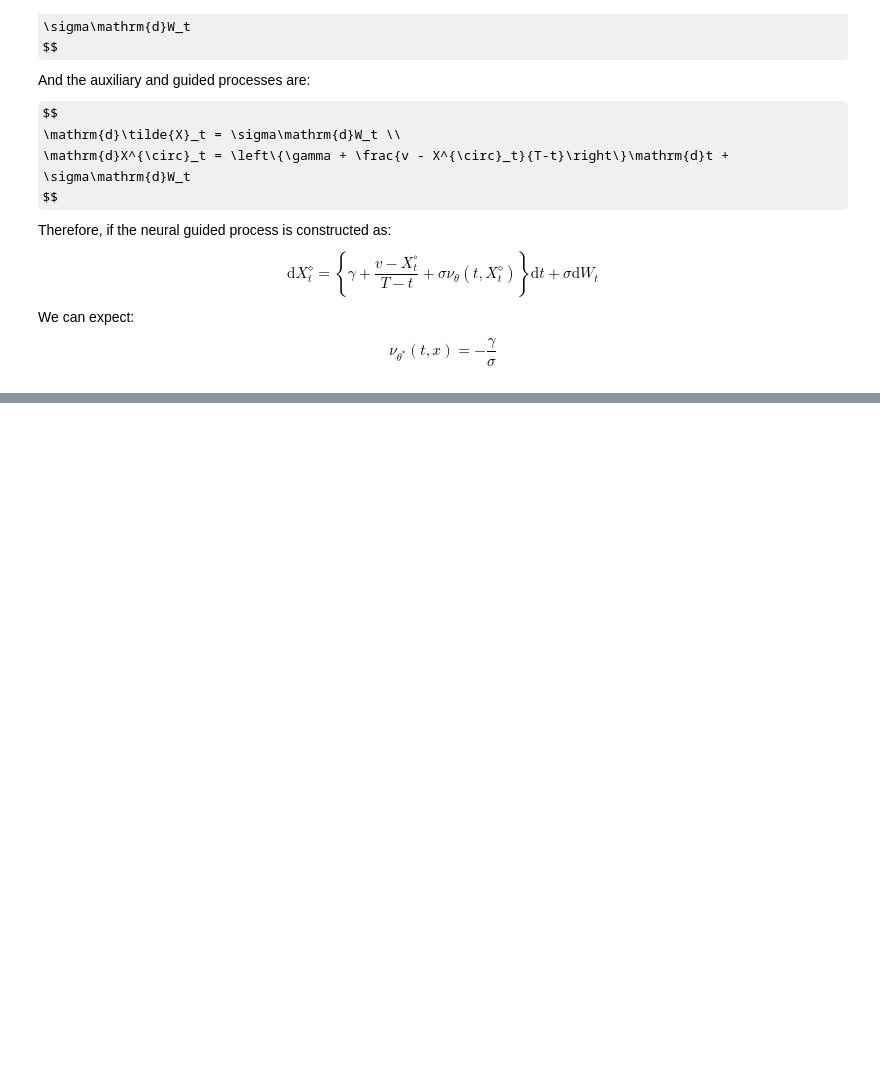
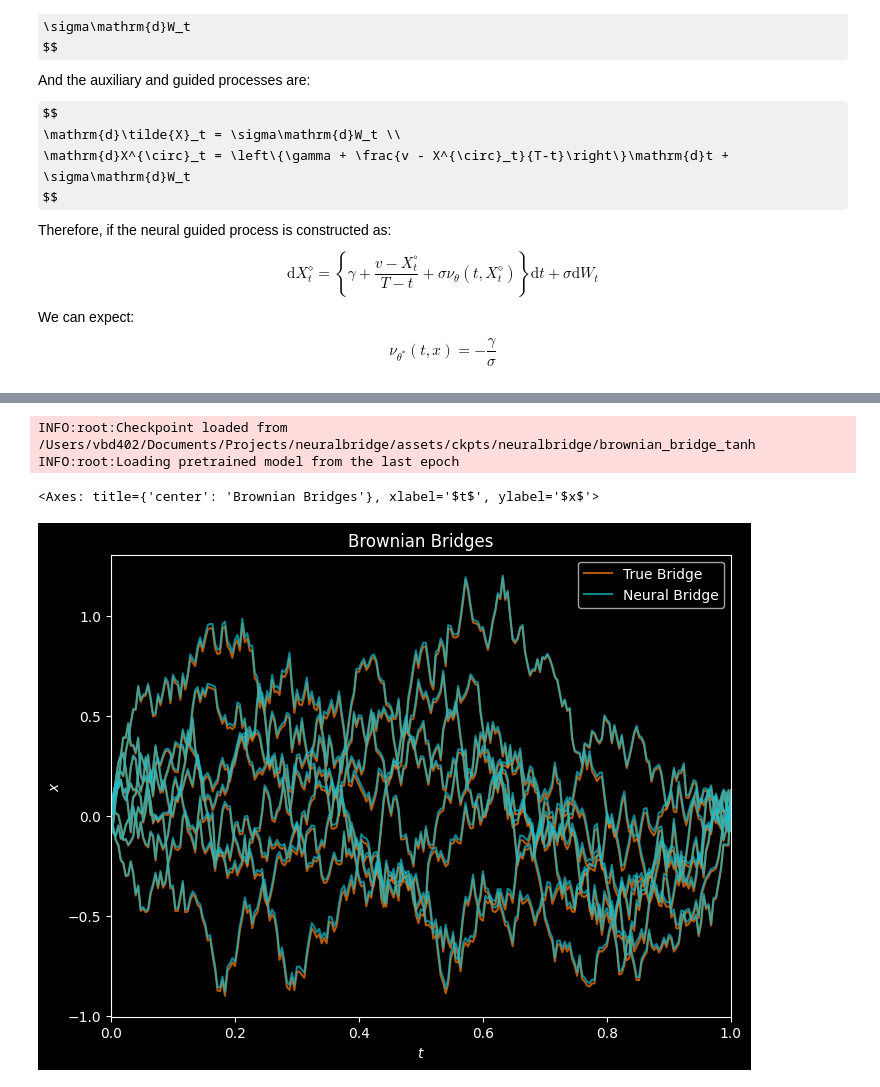
Before and after one commit to bookdiver/neuralbridge, a Jupyter notebook: notebooks/linear_models.ipynb, the cells around one changed output, grey strips where cells are left out. Drawn from its saved outputs; the diff is of its cells as text; code cells hidden in the pictures; some formulas as TeX source; blank space fills up the shorter version.

```diff
--- a/notebooks/linear_models.ipynb
+++ b/notebooks/linear_models.ipynb
@@ -74,19 +71,19 @@ guided_bridge_proc = GuidedBridgeProcess(
 neural_net = MLPSmall(
     out_dim=dim,
     hidden_dims=(20, 20, 20),
-    norm="batch",
+    norm=None,
     activation="tanh"
 )
 # %%
 train_config = {
-    "save_name": "brownian_bridge_normalized_ll",
+    "save_name": "brownian_bridge_tanh",
     "seed": seed,
     "learning_rate": 2e-4,
-    "batch_size": 128,
-    "n_iters": 500,
+    "batch_size": 64,
+    "n_iters": 200,
     "n_epochs": 10,
     "ema_decay": 0.995,
     "optimizer": "adam",
     "clip_norm": None,
-    "warmup_steps": 500
+    "warmup_steps": 100
 }
@@ -92,0 +92,18 @@ train_config = {
+# %%
+wiener_proc = WienerProcess(T, dt, dim, dtype, t_scheme)
+neural_bridge.initialize_path_solver(wiener_proc)
+losses = neural_bridge.train_neural_bridge(u=u, v=v, mode="pretrained")
+# %% [output]
+INFO:root:Checkpoint loaded from /Users/vbd402/Documents/Projects/neuralbridge/assets/ckpts/neuralbridge/brownian_bridge_tanh
+INFO:root:Loading pretrained model from the last epoch
+# %%
+neural_bridge_path = neural_bridge.solve(x0=u, rng_key=jax.random.PRNGKey(seed), batch_size=8)
+
+bridge_solver = Euler(bridge_proc, wiener_proc)
+bridge_path = bridge_solver.solve(x0=u, rng_key=jax.random.PRNGKey(seed), batch_size=8)
+fig, ax = plt.subplots(1, 1, figsize=(8, 6))
+plot_sample_path(bridge_path, ax=ax, color="tab:orange", label="True Bridge", linewidth=1.5)
+plot_sample_path(neural_bridge_path, ax=ax, color="tab:cyan", label="Neural Bridge", linewidth=1.5, title="Brownian Bridges")
+# %% [output]
+<Axes: title={'center': 'Brownian Bridges'}, xlabel='$t$', ylabel='$x$'>
+[figure, added]
```
Also changed, not shown: parts of 19 cells of this notebook, 9 other files.
